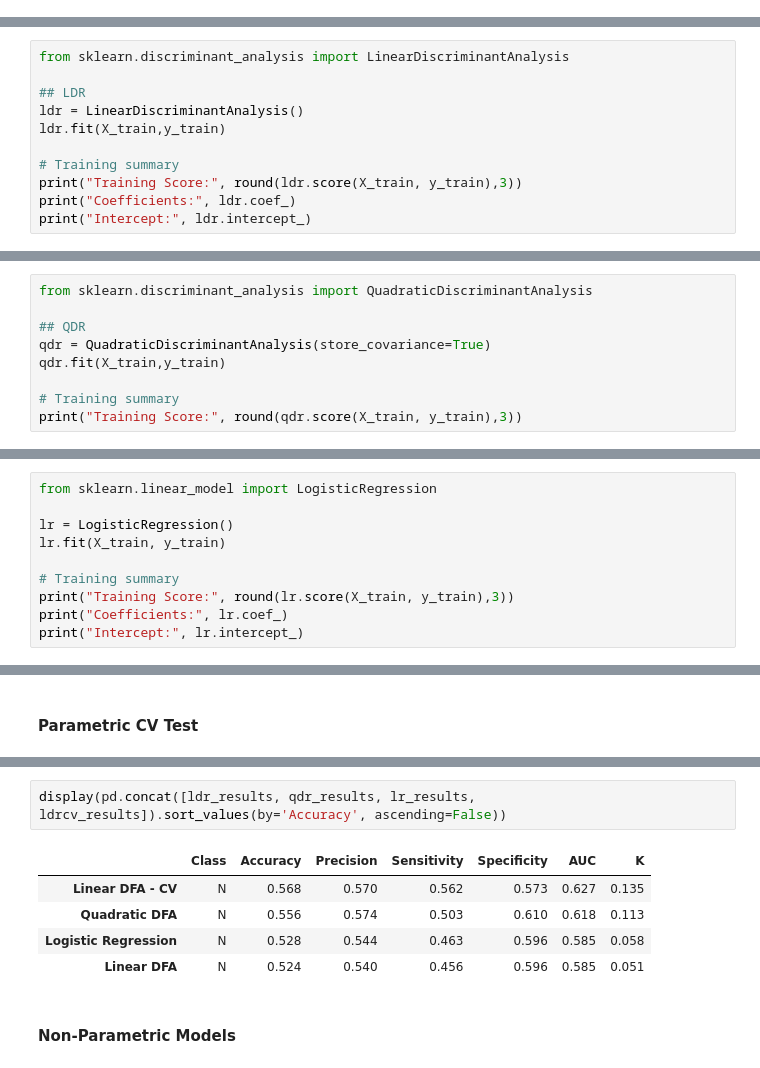
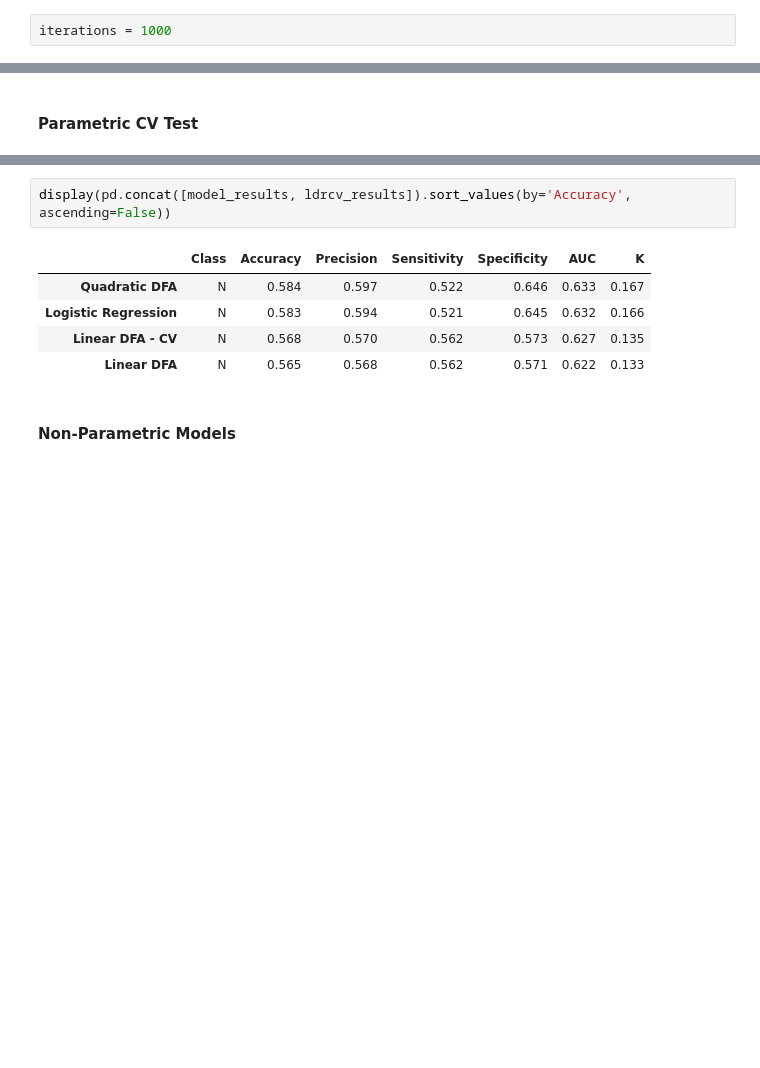
Before and after one commit to carl-schick-ds/rails, a Jupyter notebook: rails.ipynb, the cells around one changed output, grey strips where cells are left out. Cells and saved outputs as stored; diff of their text form; blank space fills up the shorter version.

Commit message:
Refactored for Iterations

```diff
--- a/rails.ipynb
+++ b/rails.ipynb
@@ -278,2 +318,4 @@ The outcomes from the original study are shown in the image below.
+# %%
+iterations = 1000
 # %% [markdown]
 ***
@@ -281,12 +323 @@ Linear Discriminant Analysis
 ***
-# %%
-from sklearn.discriminant_analysis import LinearDiscriminantAnalysis
-
-## LDR
-ldr = LinearDiscriminantAnalysis()
-ldr.fit(X_train,y_train)
-
-# Training summary
-print("Training Score:", round(ldr.score(X_train, y_train),3))
-print("Coefficients:", ldr.coef_)
-print("Intercept:", ldr.intercept_)
@@ -343,9 +323,0 @@ Quadratic Discriminant Analysis
-# %%
-from sklearn.discriminant_analysis import QuadraticDiscriminantAnalysis
-
-## QDR
-qdr = QuadraticDiscriminantAnalysis(store_covariance=True)
-qdr.fit(X_train,y_train)
-
-# Training summary
-print("Training Score:", round(qdr.score(X_train, y_train),3))
@@ -400,10 +323,0 @@ Logistic Regression
-# %%
-from sklearn.linear_model import LogisticRegression
-
-lr = LogisticRegression()
-lr.fit(X_train, y_train)
-
-# Training summary
-print("Training Score:", round(lr.score(X_train, y_train),3))
-print("Coefficients:", lr.coef_)
-print("Intercept:", lr.intercept_)
@@ -498,12 +411,12 @@ display(ldrcv_results)
 |  | Class | Accuracy | Precision | Sensitivity | Specificity | AUC | K |
 | Linear DFA - CV | N | 0.568 | 0.570 | 0.562 | 0.573 | 0.627 | 0.135 |
 # %%
-display(pd.concat([ldr_results, qdr_results, lr_results, ldrcv_results]).sort_values(by='Accuracy', ascending=False))
+display(pd.concat([model_results, ldrcv_results]).sort_values(by='Accuracy', ascending=False))
 # %% [output]
 |  | Class | Accuracy | Precision | Sensitivity | Specificity | AUC | K |
+| Quadratic DFA | N | 0.584 | 0.597 | 0.522 | 0.646 | 0.633 | 0.167 |
+| Logistic Regression | N | 0.583 | 0.594 | 0.521 | 0.645 | 0.632 | 0.166 |
 | Linear DFA - CV | N | 0.568 | 0.570 | 0.562 | 0.573 | 0.627 | 0.135 |
-| Quadratic DFA | N | 0.556 | 0.574 | 0.503 | 0.610 | 0.618 | 0.113 |
-| Logistic Regression | N | 0.528 | 0.544 | 0.463 | 0.596 | 0.585 | 0.058 |
-| Linear DFA | N | 0.524 | 0.540 | 0.456 | 0.596 | 0.585 | 0.051 |
+| Linear DFA | N | 0.565 | 0.568 | 0.562 | 0.571 | 0.622 | 0.133 |
 # %% [markdown]
 #### Non-Parametric Models
```
Also changed, not shown: parts of 15 cells of this notebook.
